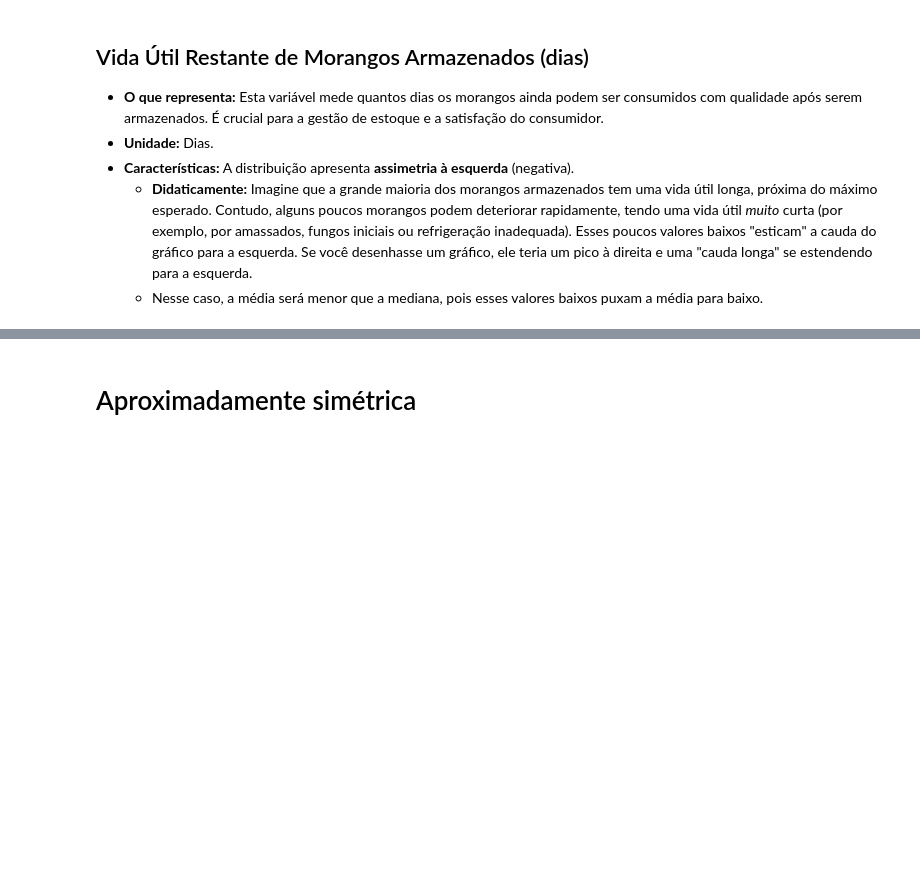
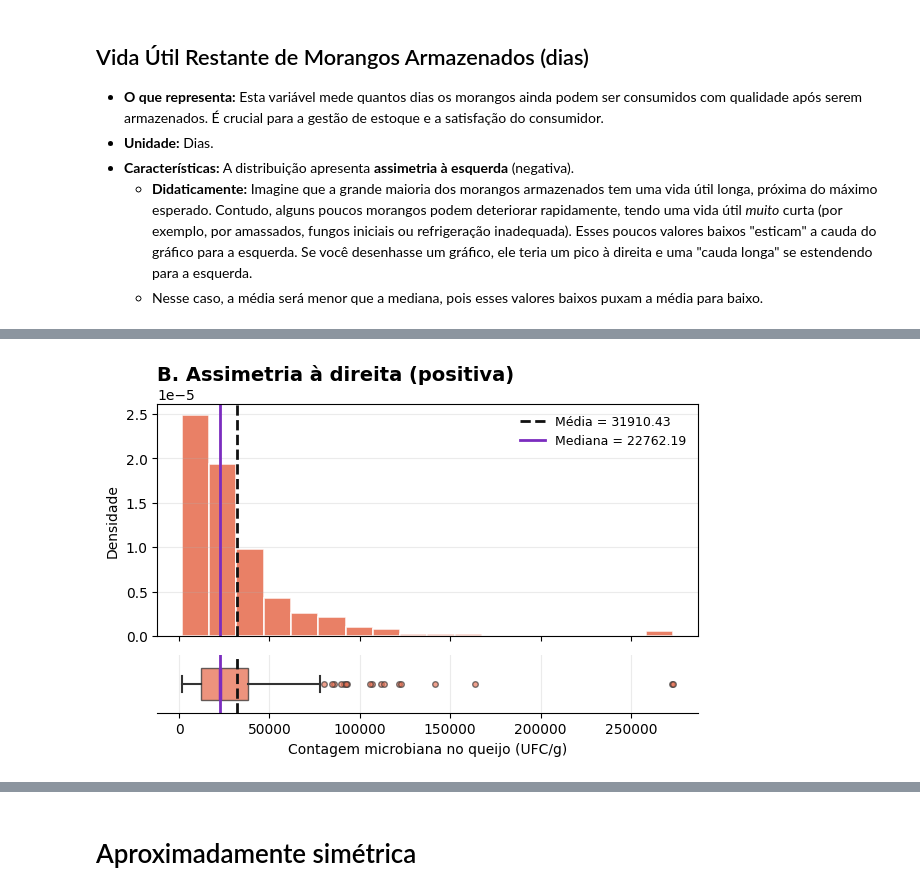
Before and after one commit to clobos/Alimentos_2026, a Jupyter notebook: semana03.ipynb, the cells around one changed output, grey strips where cells are left out. Drawn from its saved outputs; the diff is of its cells as text; code cells hidden in the pictures; blank space fills up the shorter version.

```diff
--- a/semana03.ipynb
+++ b/semana03.ipynb
@@ -271,0 +223,98 @@ plt.show()
+# %%
+# --- Plot para o conjunto 2: Contagem microbiana no queijo ---
+item = conjuntos[1]
+dados = item["dados"]
+
+media = np.mean(dados)
+mediana = np.median(dados)
+coef_assimetria = skew(dados, bias=False)
+
+fig2 = plt.figure(figsize=(6, 4), layout="constrained")
+gs2 = fig2.add_gridspec(nrows=2, ncols=1, height_ratios=[4, 1], hspace=0.05)
+ax_hist2 = fig2.add_subplot(gs2[0])
+ax_box2 = fig2.add_subplot(gs2[1], sharex=ax_hist2)
+
+ax_hist2.hist(
+    dados,
+    bins=18,
+    density=True,
+    color=item["cor"],
+    edgecolor="white",
+    linewidth=1.2,
+    alpha=0.88
+)
+ax_hist2.axvline(
+    media,
+    color="#111111",
+    linewidth=2,
+    linestyle="--",
+    label=f"Média = {media:.2f}"
+)
+ax_hist2.axvline(
+    mediana,
+    color="#7B2CBF",
+    linewidth=2,
+    linestyle="-",
+    label=f"Mediana = {mediana:.2f}"
+)
+ax_hist2.set_title(
+    item["titulo"],
+    loc="left",
+    fontsize=14,
+    fontweight="bold"
+)
+ax_hist2.set_ylabel("Densidade")
+ax_hist2.grid(axis="y", alpha=0.25)
+ax_hist2.tick_params(axis="x", labelbottom=False)
+ax_hist2.legend(frameon=False, fontsize=9, loc="upper right")
+
+ax_box2.boxplot(
+    dados,
+    vert=False,
+    widths=0.55,
+    patch_artist=True,
+    boxprops=dict(
+        facecolor=item["cor"],
+        alpha=0.75,
+        edgecolor="#333333"
+    ),
+    medianprops=dict(
+        color="#7B2CBF",
+        linewidth=2.5
+    ),
+    whiskerprops=dict(
+        color="#333333",
+        linewidth=1.5
+    ),
+    capprops=dict(
+        color="#333333",
+        linewidth=1.5
+    ),
+    flierprops=dict(
+        marker="o",
+        markerfacecolor=item["cor"],
+        markeredgecolor="#333333",
+        markersize=4,
+        alpha=0.65
+    )
+)
+ax_box2.axvline(
+    media,
+    color="#111111",
+    linewidth=2,
+    linestyle="--"
+)
+ax_box2.axvline(
+    mediana,
+    color="#7B2CBF",
+    linewidth=2,
+    linestyle="-"
+)
+ax_box2.set_yticks([])
+ax_box2.set_xlabel(item["rotulo"])
+ax_box2.grid(axis="x", alpha=0.25)
+ax_box2.spines[["left", "right", "top"]].set_visible(False)
+
+plt.show()
+# %% [output]
+[figure, added]
```
Also changed, not shown: parts of 3 cells of this notebook.
